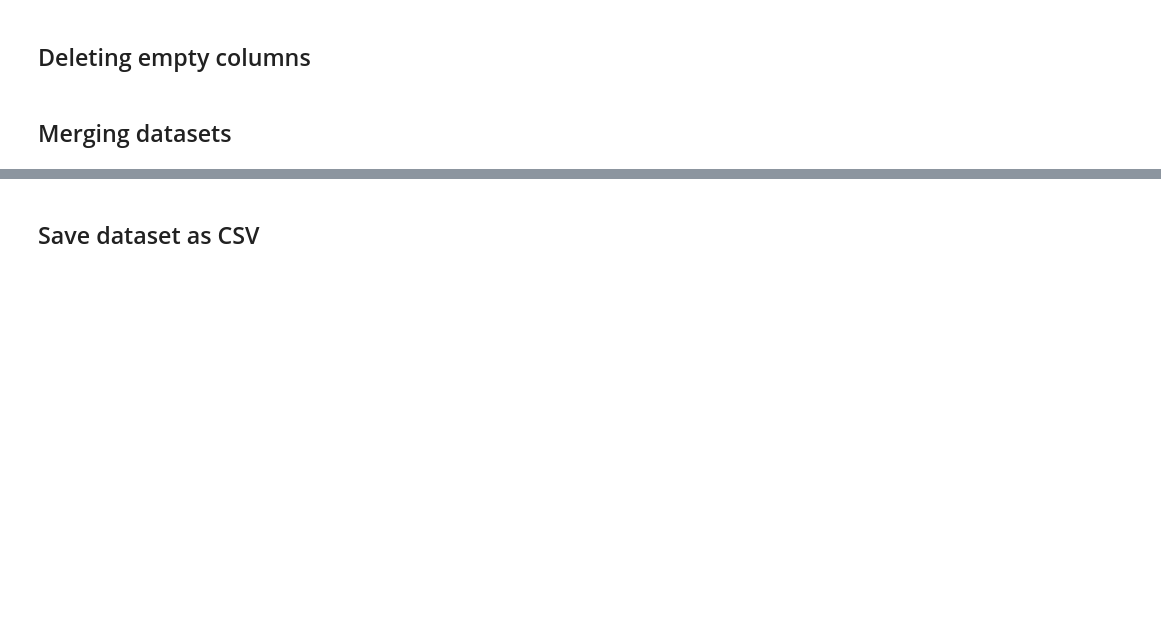
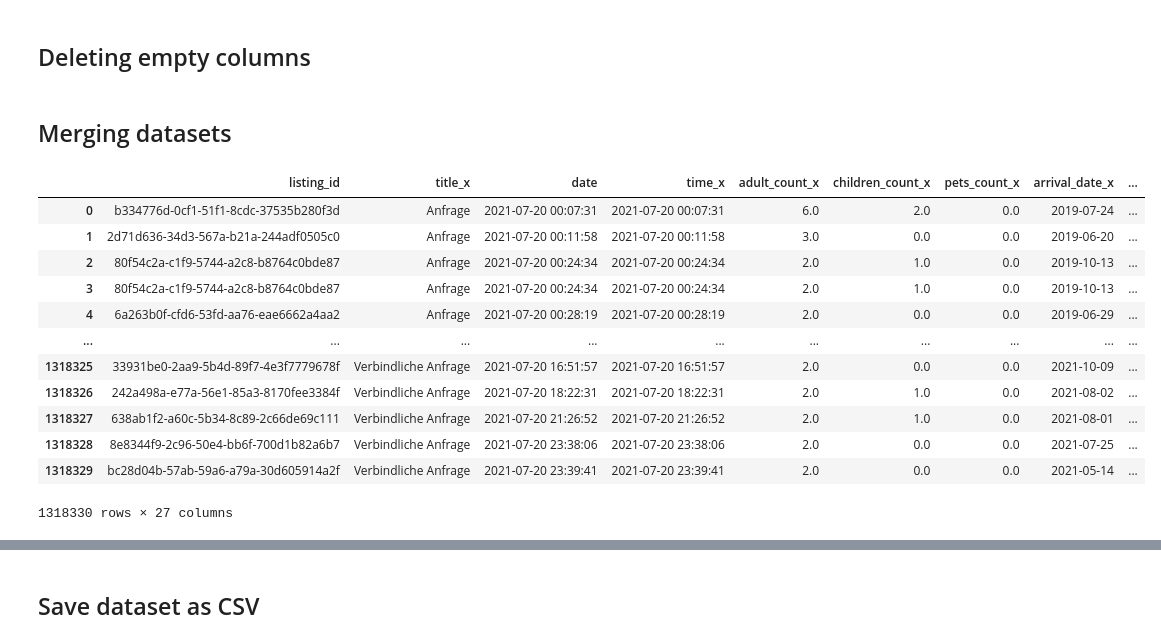
Before and after one commit to neue-fische-traum/traum-preis, a Jupyter notebook: EDA/EDA_merged_inquiries_and_prices.ipynb, the cells around one changed output, grey strips where cells are left out. Drawn from its saved outputs; the diff is of its cells as text; code cells hidden in the pictures; blank space fills up the shorter version.

```diff
--- a/EDA/EDA_merged_inquiries_and_prices.ipynb
+++ b/EDA/EDA_merged_inquiries_and_prices.ipynb
@@ -41,9 +55,23 @@ del df_prices['Unnamed: 0']
 ## Merging datasets
 # %%
 df_master = pd.merge(df_inquiries, df_prices, on='listing_id', how='outer', suffixes=('','_key'))
-df_master = df_master[(df_master.date >= df_master.date_from) & (df_master.date <= df_master.date_to)]
+df_master = df_master[(df_master.arrival_date >= df_master.date_from) & (df_master.arrival_date <= df_master.date_to)]
 df_master = pd.merge(df_inquiries, df_master, on=[
     'listing_id', 'date'], how='left')
 df_master
+# %% [output]
+|  | listing_id | title_x | date | time_x | adult_count_x | children_count_x | pets_count_x | arrival_date_x | ... |
+| 0 | b334776d-0cf1-51f1-8cdc-37535b280f3d | Anfrage | 2021-07-20 00:07:31 | 2021-07-20 00:07:31 | 6.0 | 2.0 | 0.0 | 2019-07-24 | ... |
+| 1 | 2d71d636-34d3-567a-b21a-244adf0505c0 | Anfrage | 2021-07-20 00:11:58 | 2021-07-20 00:11:58 | 3.0 | 0.0 | 0.0 | 2019-06-20 | ... |
+| 2 | 80f54c2a-c1f9-5744-a2c8-b8764c0bde87 | Anfrage | 2021-07-20 00:24:34 | 2021-07-20 00:24:34 | 2.0 | 1.0 | 0.0 | 2019-10-13 | ... |
+| 3 | 80f54c2a-c1f9-5744-a2c8-b8764c0bde87 | Anfrage | 2021-07-20 00:24:34 | 2021-07-20 00:24:34 | 2.0 | 1.0 | 0.0 | 2019-10-13 | ... |
+| 4 | 6a263b0f-cfd6-53fd-aa76-eae6662a4aa2 | Anfrage | 2021-07-20 00:28:19 | 2021-07-20 00:28:19 | 2.0 | 0.0 | 0.0 | 2019-06-29 | ... |
+| ... | ... | ... | ... | ... | ... | ... | ... | ... | ... |
+| 1318325 | 33931be0-2aa9-5b4d-89f7-4e3f7779678f | Verbindliche Anfrage | 2021-07-20 16:51:57 | 2021-07-20 16:51:57 | 2.0 | 0.0 | 0.0 | 2021-10-09 | ... |
+| 1318326 | 242a498a-e77a-56e1-85a3-8170fee3384f | Verbindliche Anfrage | 2021-07-20 18:22:31 | 2021-07-20 18:22:31 | 2.0 | 1.0 | 0.0 | 2021-08-02 | ... |
+| 1318327 | 638ab1f2-a60c-5b34-8c89-2c66de69c111 | Verbindliche Anfrage | 2021-07-20 21:26:52 | 2021-07-20 21:26:52 | 2.0 | 1.0 | 0.0 | 2021-08-01 | ... |
+| 1318328 | 8e8344f9-2c96-50e4-bb6f-700d1b82a6b7 | Verbindliche Anfrage | 2021-07-20 23:38:06 | 2021-07-20 23:38:06 | 2.0 | 0.0 | 0.0 | 2021-07-25 | ... |
+| 1318329 | bc28d04b-57ab-59a6-a79a-30d605914a2f | Verbindliche Anfrage | 2021-07-20 23:39:41 | 2021-07-20 23:39:41 | 2.0 | 0.0 | 0.0 | 2021-05-14 | ... |
+1318330 rows × 27 columns
 # %%
 df_inquiries.columns
```
Also changed, not shown: parts of 6 cells of this notebook, 1 other file.
